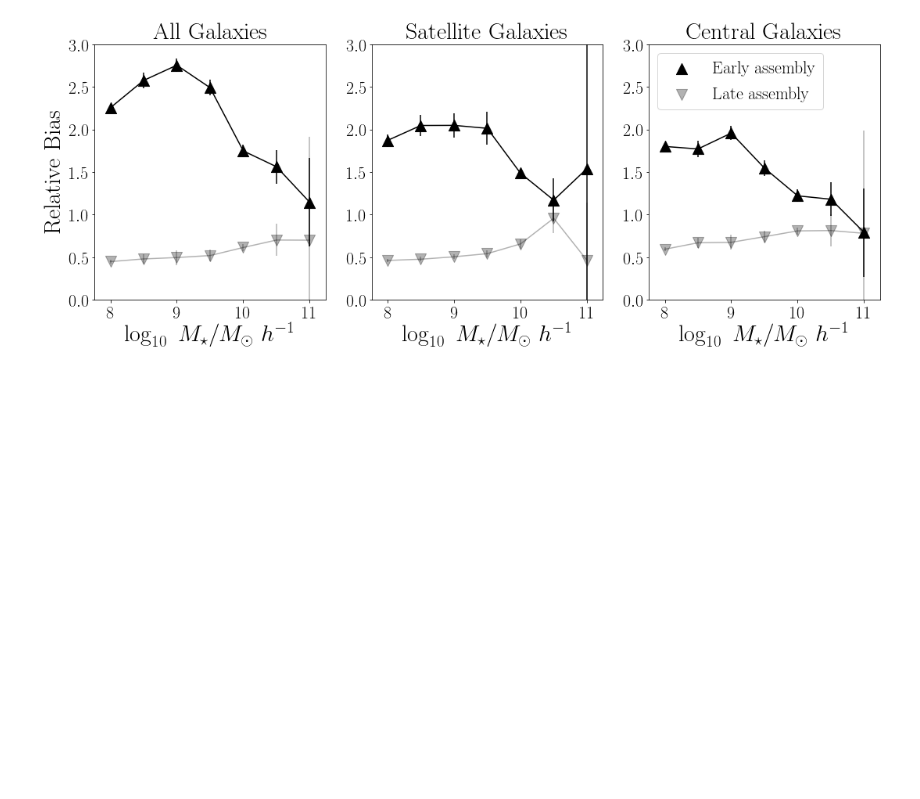
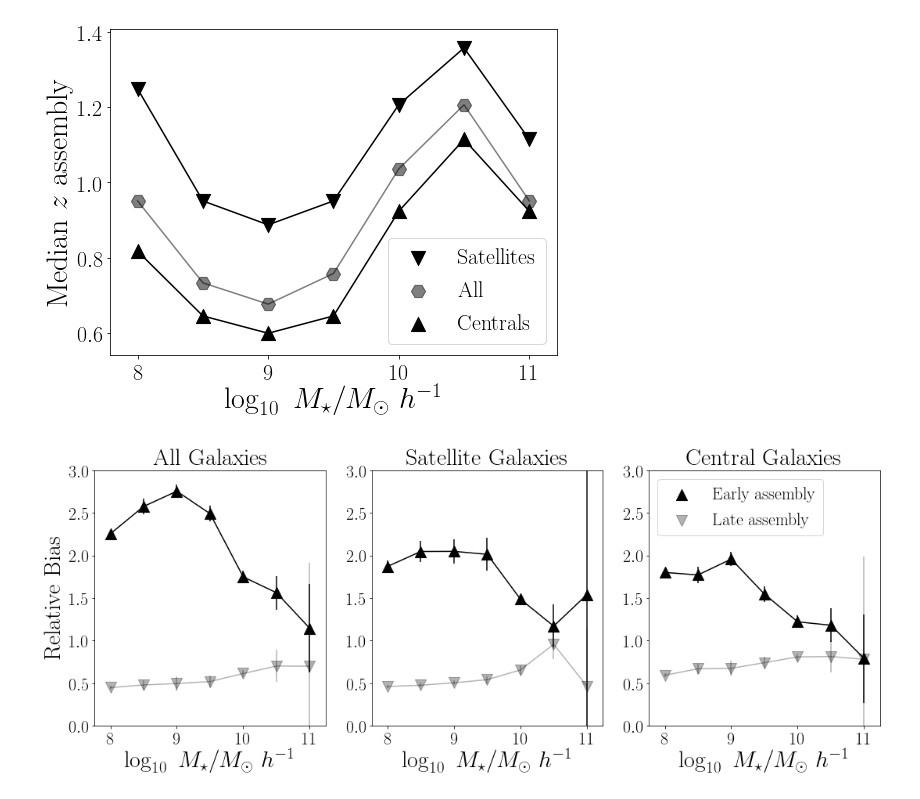
Before and after one commit to forero/IllustrisGalaxyBias, a Jupyter notebook: code/correlation_functions.ipynb, the cells around one changed output. Drawn from its saved outputs; the diff is of its cells as text; code cells hidden in the pictures; blank space fills up the shorter version.

Commit message:
median assembly

```diff
--- a/code/correlation_functions.ipynb
+++ b/code/correlation_functions.ipynb
@@ -50,24 +50,63 @@ def compute_ratio(log10_stellar_mass, formation_times, positions):
     return {'log_mass_bins':log_mass_bins,
             'ratio_late_mean':ratio_late_mean, 'ratio_late_std':ratio_late_std,
             'ratio_early_mean':ratio_early_mean, 'ratio_early_std':ratio_early_std}
+
+def compute_median_assembly(log10_stellar_mass, formation_times):
+    log_mass_bins = np.arange(8.0, 11.5, 0.5)
+    median_assembly = np.ones(len(log_mass_bins))
+
+    for i, min_mass_bin in enumerate(log_mass_bins):
+        ii = (log10_stellar_mass>min_mass_bin) & (log10_stellar_mass < (min_mass_bin+0.5))
+        median_assembly[i] = np.median(formation_times[ii])
+
+    return {'log_mass_bins':log_mass_bins, 'median_assembly': median_assembly}
 # %%
 formation_data = np.loadtxt("/Users/forero/Illustris_data/formation_times_TNG300/301/Galaxies/Central_Galaxies/Central_Galaxies.dat")
 log10_stellar_mass  = np.log10(formation_data[:,4]) + 10
 positions = formation_data[:, 5:]
 formation_times = formation_data[:, 3]
 ratio_central = compute_ratio(log10_stellar_mass, formation_times, positions)
+median_central = compute_median_assembly(log10_stellar_mass, formation_times)
 # %%
 formation_data = np.loadtxt("/Users/forero/Illustris_data/formation_times_TNG300/301/Galaxies/All_Galaxies/ZM_Galaxies3001.dat")
 log10_stellar_mass  = np.log10(formation_data[:,4]) + 10
 positions = formation_data[:, 5:]
 formation_times = formation_data[:, 3]
 ratio_all = compute_ratio(log10_stellar_mass, formation_times, positions)
+median_all = compute_median_assembly(log10_stellar_mass, formation_times)
 # %%
 formation_data = np.loadtxt("/Users/forero/Illustris_data/formation_times_TNG300/301/Galaxies/Satellite_Galaxies/SatZ_Galaxies.dat")
 log10_stellar_mass  = np.log10(formation_data[:,4]) + 10
 positions = formation_data[:, 5:]
 formation_times = formation_data[:, 3]
 ratio_sat = compute_ratio(log10_stellar_mass, formation_times, positions)
+median_sat = compute_median_assembly(log10_stellar_mass, formation_times)
+# %%
+plt.figure(figsize=(8,6))
+
+
+
+
+plt.plot(median_sat['log_mass_bins'], median_sat['median_assembly'], color='black')
+plt.scatter(median_sat['log_mass_bins'], median_sat['median_assembly'], marker='v', s=200, label='Satellites', color='black')
+
+
+
+plt.plot(median_all['log_mass_bins'], median_all['median_assembly'], color='black', alpha=0.5)
+plt.scatter(median_all['log_mass_bins'], median_all['median_assembly'], marker='H', s=200, label='All', color='black', alpha=0.5)
+
+plt.plot(median_central['log_mass_bins'], median_central['median_assembly'], color='black')
+plt.scatter(median_central['log_mass_bins'], median_central['median_assembly'], marker='^', s=200, label='Centrals', color='black')
+
+
+
+plt.xlabel("$\log_{10}\ M_{\mathrm{\star}} / M_{\odot}\ h^{-1}$")
+plt.ylabel("Median $z$ assembly")
+plt.legend(fontsize=SMALL_SIZE)
+
+plt.savefig("median_assembly.pdf", bbox_inches='tight')
+# %% [output]
+[figure, added]
 # %%
 plt.figure(figsize=(18,6))
 plt.subplot(1,3,1)
```
